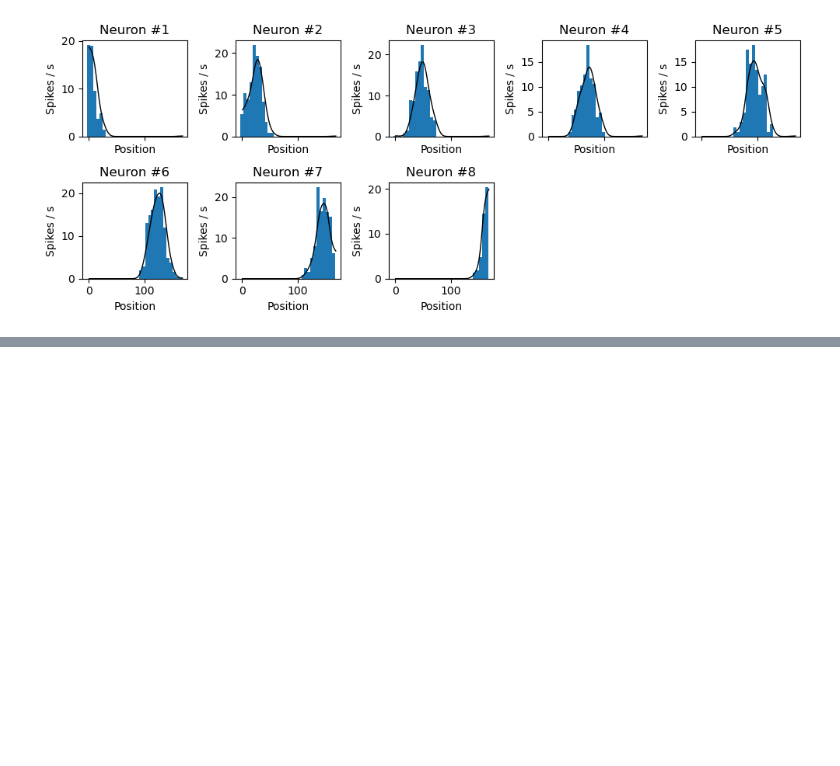
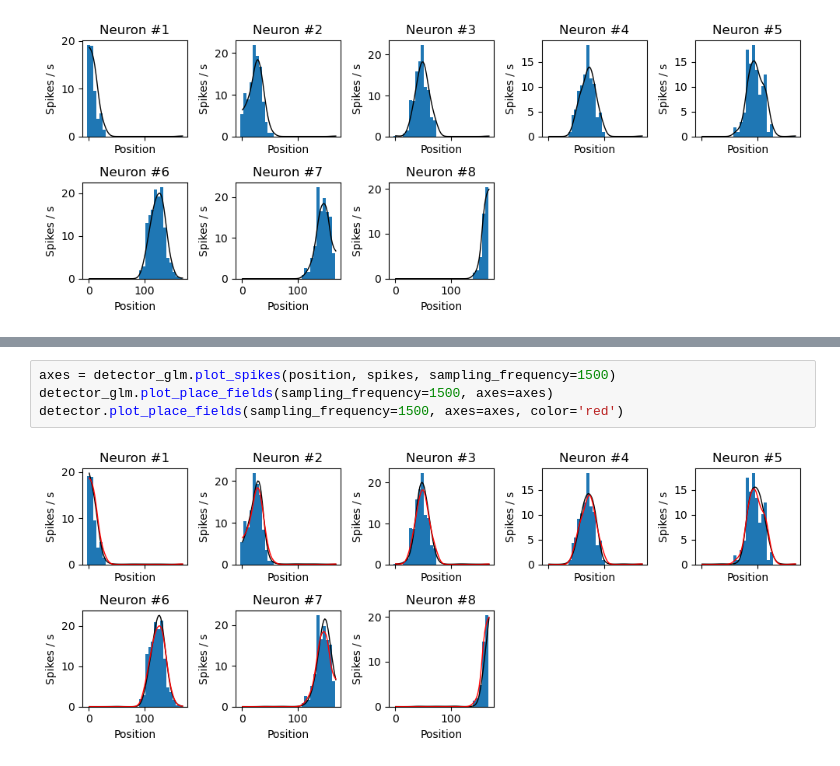
Before and after one commit to Eden-Kramer-Lab/replay_identification, a Jupyter notebook: notebooks/test_spiking_kde.ipynb, the cells around one changed output, grey strips where cells are left out. Drawn from its saved outputs; the diff is of its cells as text; blank space fills up the shorter version.

```diff
--- a/notebooks/test_spiking_kde.ipynb
+++ b/notebooks/test_spiking_kde.ipynb
@@ -171,0 +236,6 @@ detector.plot_place_fields(sampling_frequency=1500, axes=axes)
+# %%
+axes = detector_glm.plot_spikes(position, spikes, sampling_frequency=1500)
+detector_glm.plot_place_fields(sampling_frequency=1500, axes=axes)
+detector.plot_place_fields(sampling_frequency=1500, axes=axes, color='red')
+# %% [output]
+[figure, added]
```
Also changed, not shown: parts of 11 cells of this notebook.
